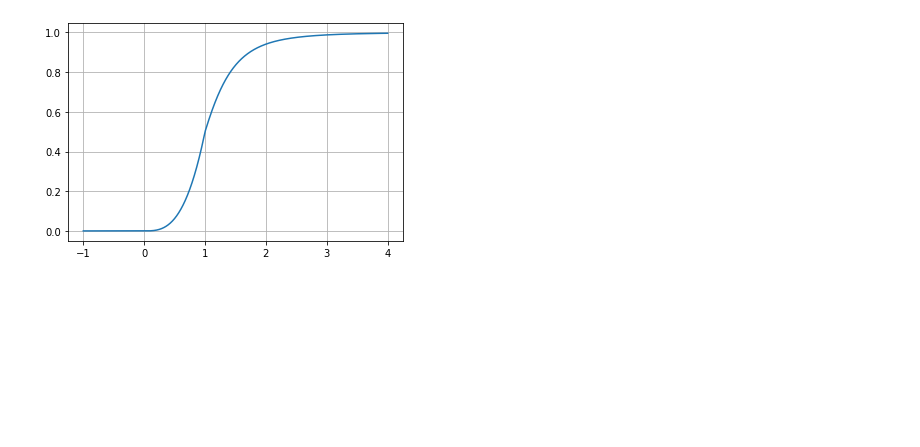
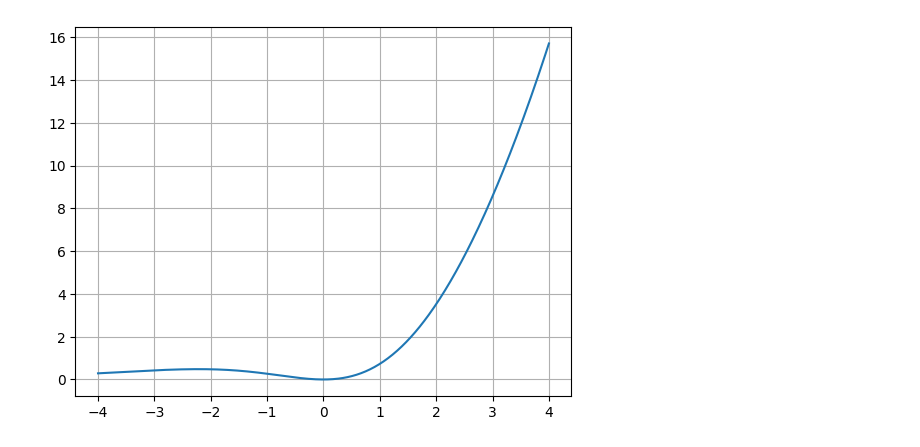
Before and after one commit to rpazuki/morpho_repo, a Jupyter notebook: jax/Untitled.ipynb, the cells around one changed output. Cells and saved outputs as stored; diff of their text form; code cells hidden in the pictures; blank space fills up the shorter version.

```diff
--- a/jax/Untitled.ipynb
+++ b/jax/Untitled.ipynb
@@ -1,27 +1,35 @@
 # %%
 import numpy as np
+import jax.numpy as jnp
 
 def x_3(x):
 
     return np.where(x < -1 ,
                     np.where(x < -1, -1/(1+x**-4), x**3/2),
                     np.where(x < 1, x**3/2, 1/(1+x**-4))
                     )
 
 def x_3_2(x):
     if x < 0:
         return 0.0#-1/(1+x**-4)
     elif x >1:
         return 1/(1+x**-4)
     else:
         return x**3/2
 
+def x_3_3(x):
+    #return jnp.tanh(x)
+    #return jnp.minimum(1, jnp.maximum(0, x**3/6 ))
+    return x**2 /(1+ jnp.exp(-x))
+
+    #return jnp.where(x < 1, jnp.maximum(0, x**3 ), 2/(1+x**-4))
+
 import matplotlib.pyplot as plt
-xs = np.linspace(-1.0, 4.0, 2000).astype(np.float32)
-plt.plot(xs, [x_3_2(x) for x in xs])
+xs = jnp.linspace(-4.0, 4.0, 500).astype(np.float32)
+plt.plot(xs, [x_3_3(x) for x in xs])
 plt.grid()
 # %% [output]
-[figure, old version]
+[figure, new version]
 # %%
 import jax
 
```
Also changed, not shown: parts of 2 cells of this notebook, 13 other files.
